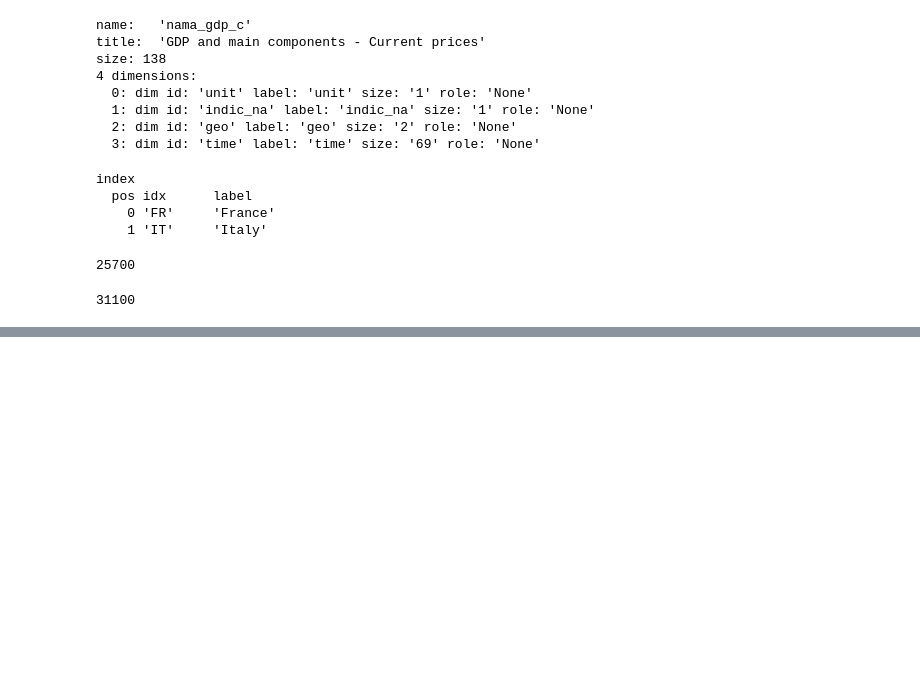
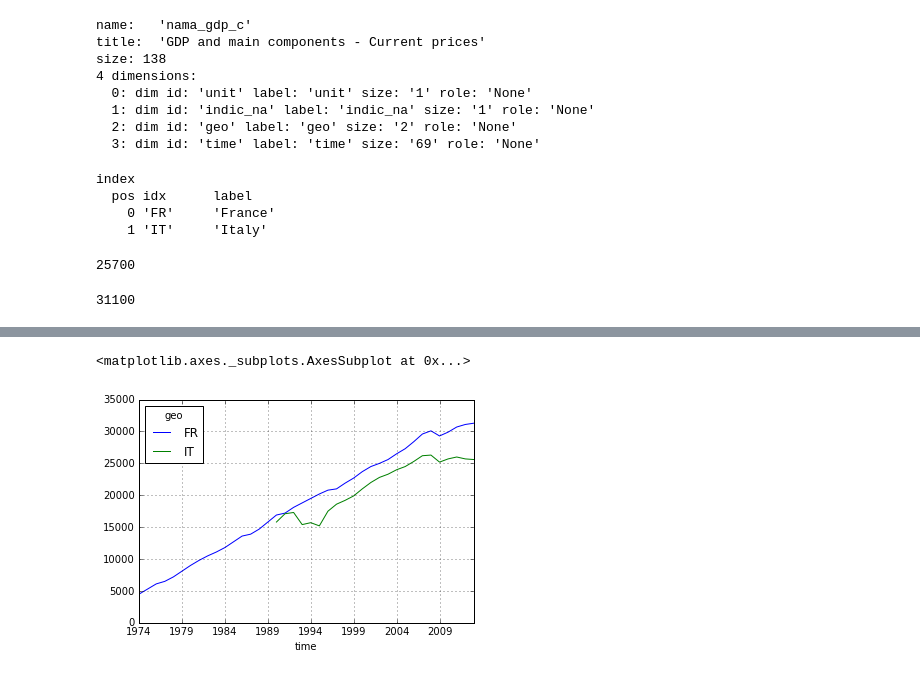
Before and after one commit to 26fe/jsonstat.py, a Jupyter notebook: examples-notebooks/eurostat.ipynb, the cells around one changed output, grey strips where cells are left out. Drawn from its saved outputs; the diff is of its cells as text; code cells hidden in the pictures; blank space fills up the shorter version.

```diff
--- a/examples-notebooks/eurostat.ipynb
+++ b/examples-notebooks/eurostat.ipynb
@@ -162 +161,8 @@ df_2.tail()
+# %%
+df_FR_IT = df_2.dropna()[['time', 'geo', 'Value']]
+df_FR_IT = df_FR_IT.pivot('time', 'geo', 'Value')
+df_FR_IT.plot(grid=True)
+# %% [output]
+<matplotlib.axes._subplots.AxesSubplot at 0x...>
+[figure, added]
 # %%
```
Also changed, not shown: parts of 8 cells of this notebook, 1 other file.
